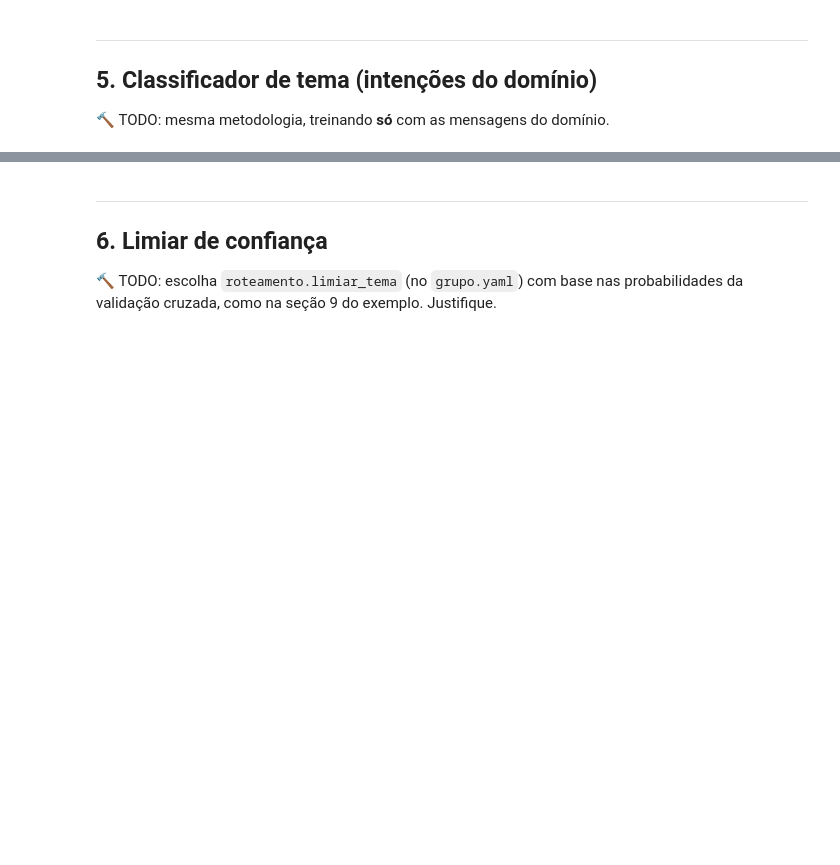
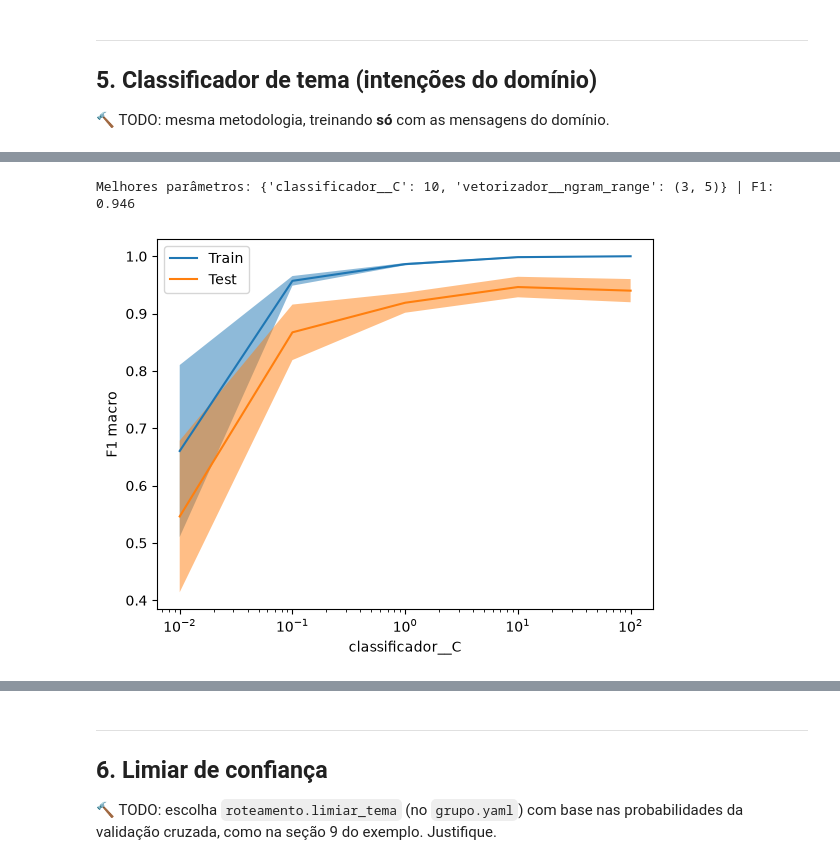
Before and after one commit to jterr3s/IA-2026-02-TP-Chatcom, a Jupyter notebook: notebooks/01_trabalho_grupo.ipynb, the cells around one changed output, grey strips where cells are left out. Cells and saved outputs as stored; diff of their text form; code cells hidden in the pictures; blank space fills up the shorter version.

```diff
--- a/notebooks/01_trabalho_grupo.ipynb
+++ b/notebooks/01_trabalho_grupo.ipynb
@@ -203,13 +380,22 @@ tab_tema.round(3)
 # %%
-# 🔨 TODO: ajuste de hiperparâmetros e escolha do modelo de tema
 busca_tema = GridSearchCV(
     Pipeline([("vetorizador", tfidf_caracteres()), ("classificador", LogisticRegression(max_iter=2000))]),
-    param_grid={"classificador__C": [0.1, 1, 10, 100]},
+    param_grid={"vetorizador__ngram_range": [(2, 4), (3, 5)], "classificador__C": [0.1, 1, 10, 50]},
     scoring="f1_macro", cv=cv, n_jobs=-1,
 )
 busca_tema.fit(treino_dom["texto"], treino_dom["intencao"])
 clf_tema = busca_tema.best_estimator_
-print(busca_tema.best_params_, round(busca_tema.best_score_, 3))
+print("Melhores parâmetros:", busca_tema.best_params_, "| F1:", round(busca_tema.best_score_, 3))
+
+ValidationCurveDisplay.from_estimator(
+    clf_tema, treino_dom["texto"], treino_dom["intencao"],
+    param_name="classificador__C", param_range=[0.01, 0.1, 1, 10, 100],
+    cv=cv, scoring="f1_macro", n_jobs=-1
+)
+plt.show()
+# %% [output]
+Melhores parâmetros: {'classificador__C': 10, 'vetorizador__ngram_range': (3, 5)} | F1: 0.946
+[figure, added]
 # %%
 prev_tema = cross_val_predict(clf_tema, treino_dom["texto"], treino_dom["intencao"], cv=cv)
 ConfusionMatrixDisplay.from_predictions(treino_dom["intencao"], prev_tema, labels=config.nomes_intencoes,
```
Also changed, not shown: parts of 12 cells of this notebook, 20 other files.
